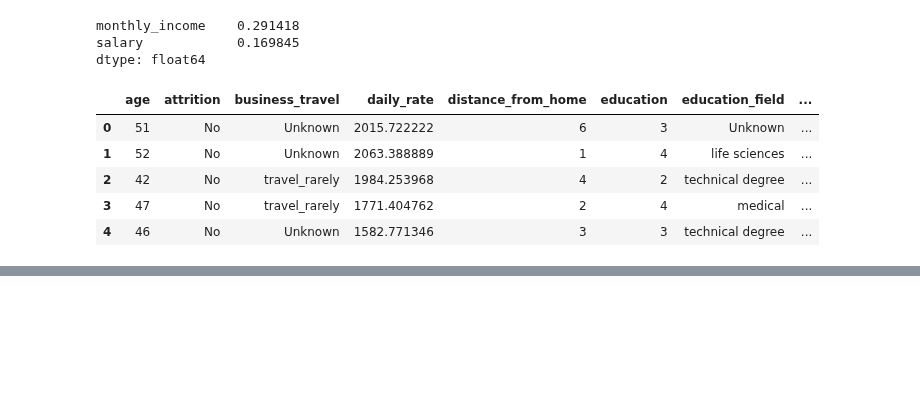
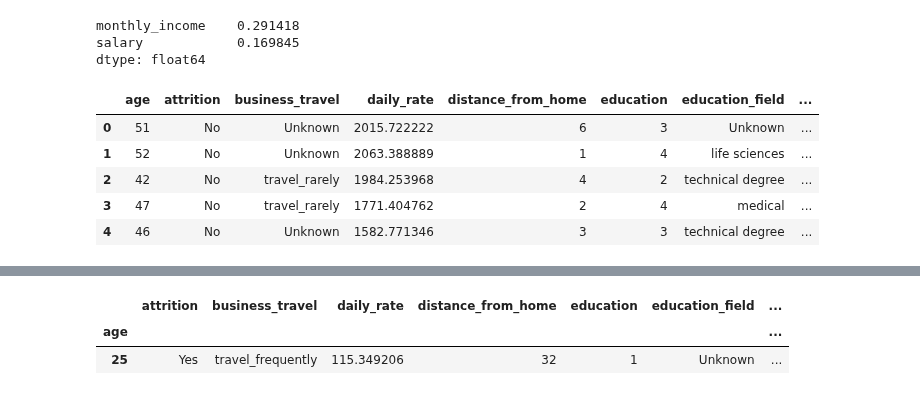
Before and after one commit to VeroSanchezO/proyecto-da-promo-k-modulo-3-team-5, a Jupyter notebook: Fase_2_Transformación de los datos.ipynb, the cells around one changed output, grey strips where cells are left out. Saved outputs shown, nothing was run; the diff lists cells and outputs as text; code cells hidden in the pictures; blank space fills up the shorter version.

```diff
--- a/Fase_2.ipynb
+++ b/Fase_2_Transformación de los datos.ipynb
@@ -581,0 +637,8 @@ df_2.head()
+# %%
+df_clean.replace(1118004.0, 29940.8, inplace=True)
+# %%
+df_clean[df_clean["employee_number"]== 1387]
+# %% [output]
+|  | attrition | business_travel | daily_rate | distance_from_home | education | education_field | ... |
+| age |  |  |  |  |  |  | ... |
+| 25 | Yes | travel_frequently | 115.349206 | 32 | 1 | Unknown | ... |
```
Also changed, not shown: parts of 12 cells of this notebook, 1 other file.
